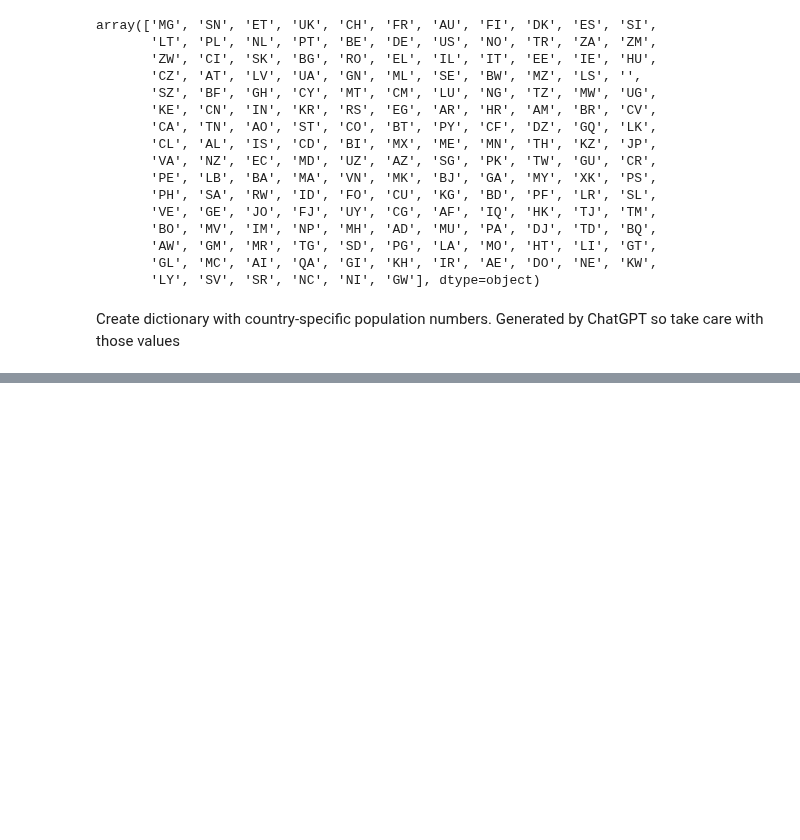
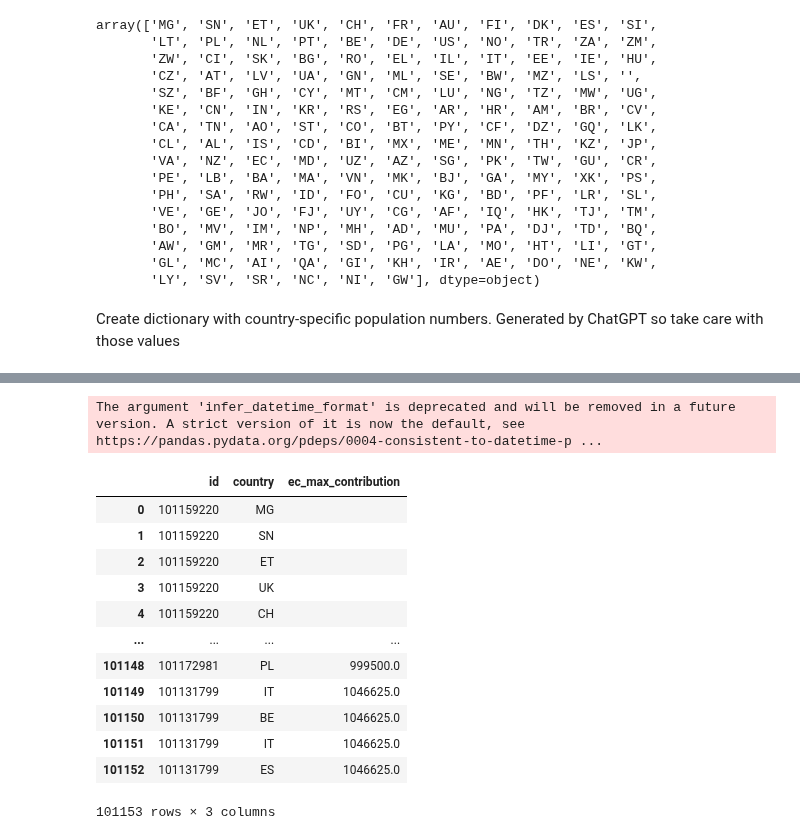
Before and after one commit to sulikismaylovv/EU_Horizon_Dashboard, a Jupyter notebook: notebooks/Interactive_map.ipynb, the cells around one changed output, grey strips where cells are left out. Drawn from its saved outputs; the diff is of its cells as text; code cells hidden in the pictures; blank space fills up the shorter version.

```diff
--- a/notebooks/Interactive_map.ipynb
+++ b/notebooks/Interactive_map.ipynb
@@ -178,0 +218,30 @@ NameError: name 'df_proj_org' is not defined
+# %%
+from backend.etl.cleaning import clean_date_column
+df_proj['start_year'] = clean_date_column(df_proj['start_date']).dt.year
+
+# STEP 1: Get project-country combinations (one row per country per project)
+proj_country = df_org[['id', 'country']]
+
+# add contribution per project
+proj_country = proj_country.merge(
+    df_proj[['id', 'ec_max_contribution']],
+    on='id',
+    how='left'
+)
+
+proj_country
+# %% [output]
+The argument 'infer_datetime_format' is deprecated and will be removed in a future version. A strict version of it is now the default, see https://pandas.pydata.org/pdeps/0004-consistent-to-datetime-p ...
+|  | id | country | ec_max_contribution |
+| 0 | 101159220 | MG |  |
+| 1 | 101159220 | SN |  |
+| 2 | 101159220 | ET |  |
+| 3 | 101159220 | UK |  |
+| 4 | 101159220 | CH |  |
+| ... | ... | ... | ... |
+| 101148 | 101172981 | PL | 999500.0 |
+| 101149 | 101131799 | IT | 1046625.0 |
+| 101150 | 101131799 | BE | 1046625.0 |
+| 101151 | 101131799 | IT | 1046625.0 |
+| 101152 | 101131799 | ES | 1046625.0 |
+101153 rows × 3 columns
```
Also changed, not shown: parts of 25 cells of this notebook.
